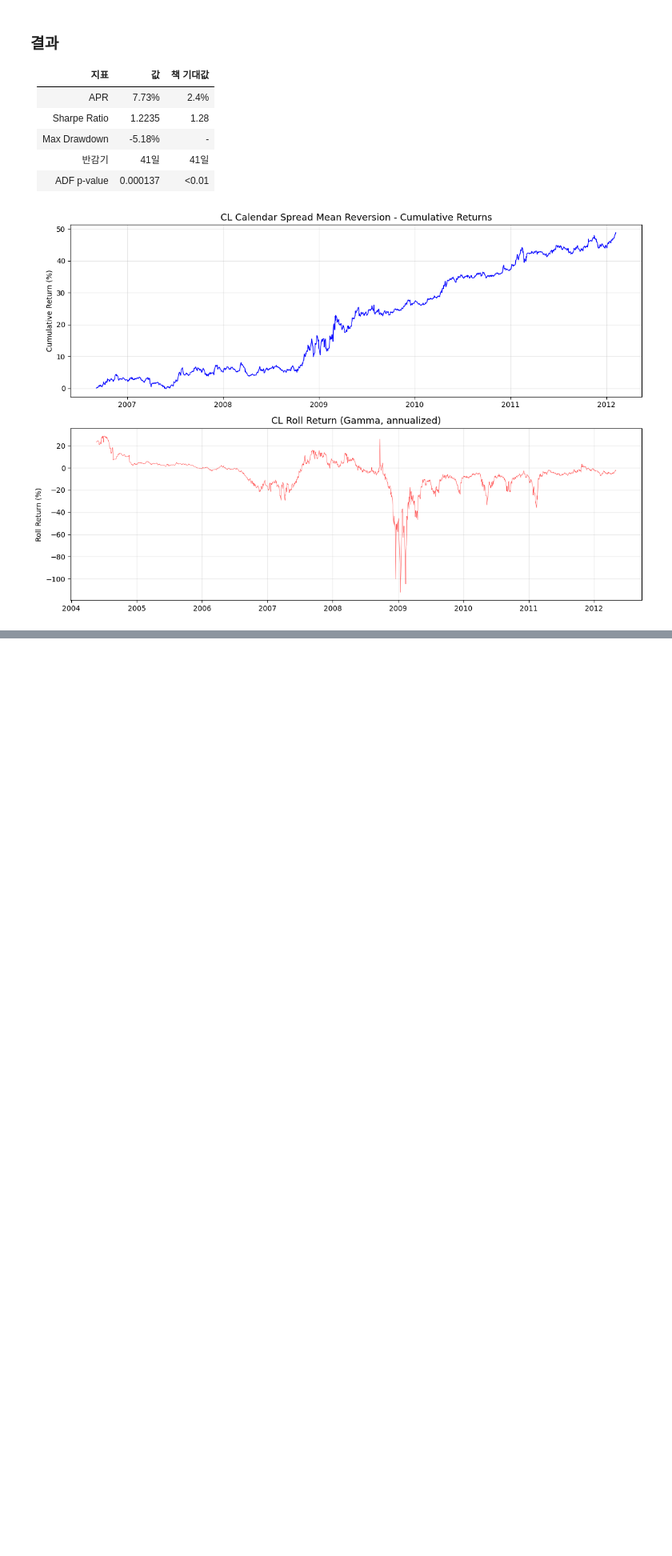
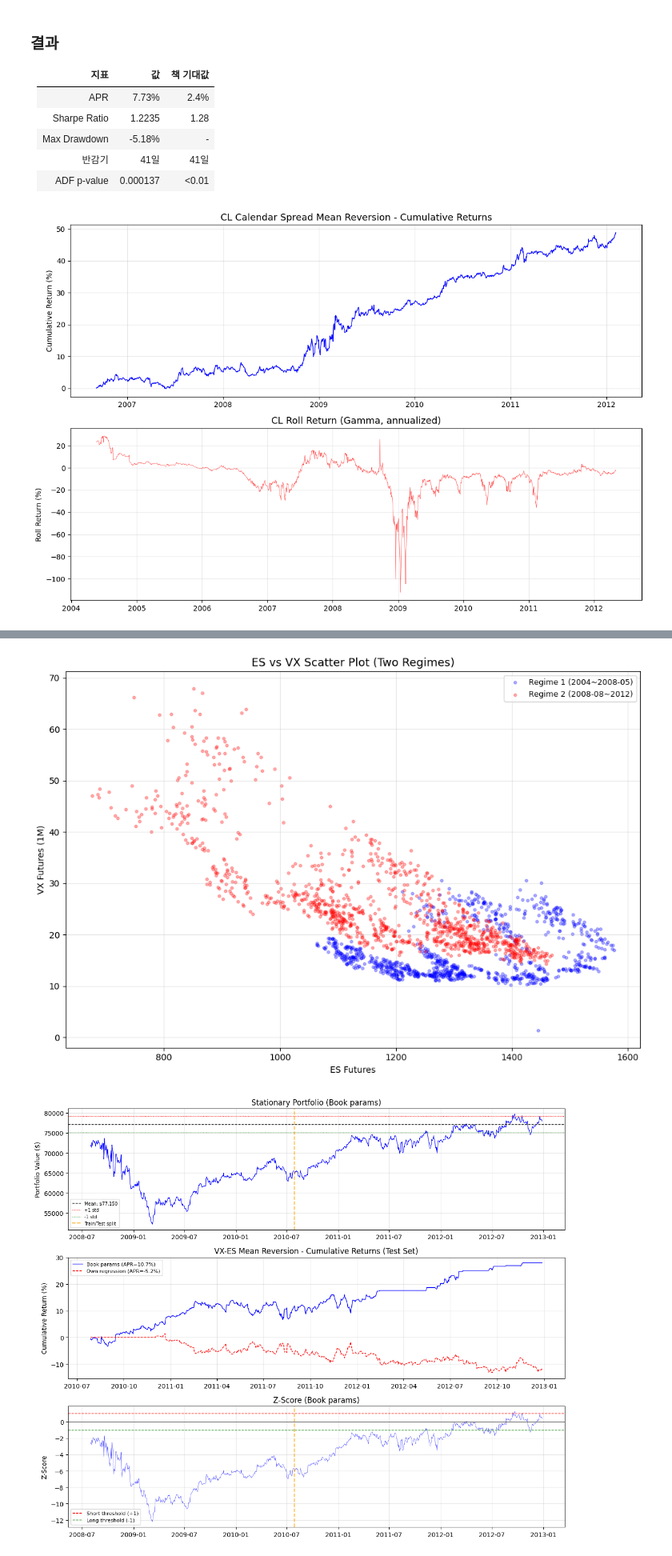
Before and after one commit to restful3/ml4t, a Jupyter notebook: source/Chan E. Algorithmic Trading - Winning Strategies and Their Rationale 2013/chapter_5_mean_reversion_of_currencies_and_futures/src/chapter5_analysis_report.ipynb, the cells around one changed output, grey strips where cells are left out. Shown at 80% size. Drawn from its saved outputs; the diff is of its cells as text; code cells hidden in the pictures; blank space fills up the shorter version.

Commit message:
chapter 5 mean reversion of currencies and futures

```diff
--- a/source/Chan E. Algorithmic Trading - Winning Strategies and Their Rationale 2013/chapter_5_mean_reversion_of_currencies_and_futures/src/chapter5_analysis_report.ipynb
+++ b/source/Chan E. Algorithmic Trading - Winning Strategies and Their Rationale 2013/chapter_5_mean_reversion_of_currencies_and_futures/src/chapter5_analysis_report.ipynb
@@ -574,0 +738,60 @@ plt.show()
+# %%
+# === VX-ES 차트 ===
+import os
+fig_dir = os.path.join('reports', 'figures')
+os.makedirs(fig_dir, exist_ok=True)
+
+# --- 차트 1: 산점도 (레짐 색 구분) ---
+fig, ax = plt.subplots(1, 1, figsize=(10, 7))
+ax.scatter(regime1['ES'], regime1['VX'], alpha=0.3, s=10, c='blue', label='Regime 1 (2004~2008-05)')
+ax.scatter(regime2['ES'], regime2['VX'], alpha=0.3, s=10, c='red', label='Regime 2 (2008-08~2012)')
+ax.set_xlabel('ES Futures')
+ax.set_ylabel('VX Futures (1M)')
+ax.set_title('ES vs VX Scatter Plot (Two Regimes)', fontsize=13)
+ax.legend(fontsize=9)
+ax.grid(True, alpha=0.3)
+plt.tight_layout()
+plt.savefig(os.path.join(fig_dir, 'ch5_vxes_scatter.png'), dpi=150, bbox_inches='tight')
+plt.show()
+
+# --- 차트 2: 전략 결과 (3패널) ---
+fig, axes = plt.subplots(3, 1, figsize=(12, 10))
+
+# 포트폴리오 시장 가치 (책 파라미터)
+axes[0].plot(regime2_port.index, regime2_port.values, 'b-', linewidth=0.8)
+axes[0].axhline(y=port_mean, color='k', linestyle='--', linewidth=1, label=f'Mean: ${port_mean:,}')
+axes[0].axhline(y=port_mean + port_std_val, color='r', linestyle=':', linewidth=1, label='+1 std')
+axes[0].axhline(y=port_mean - port_std_val, color='g', linestyle=':', linewidth=1, label='-1 std')
+axes[0].axvline(x=regime2.index[trainlen_vx], color='orange', linestyle='--', alpha=0.7, label='Train/Test split')
+axes[0].set_title('Stationary Portfolio (Book params)', fontsize=12)
+axes[0].set_ylabel('Portfolio Value ($)')
+axes[0].legend(fontsize=7)
+axes[0].grid(True, alpha=0.3)
+
+# 누적 수익률 비교
+axes[1].plot(cumret_book.index, cumret_book.values * 100, 'b-', linewidth=1,
+             label=f'Book params (APR={apr_book*100:.1f}%)')
+axes[1].plot(cumret_own.index, cumret_own.values * 100, 'r--', linewidth=1,
+             label=f'Own regression (APR={apr_own*100:.1f}%)')
+axes[1].set_title('VX-ES Mean Reversion - Cumulative Returns (Test Set)', fontsize=12)
+axes[1].set_ylabel('Cumulative Return (%)')
+axes[1].legend(fontsize=8)
+axes[1].grid(True, alpha=0.3)
+
+# z-score (책 파라미터)
+axes[2].plot(zScore_vx.index, zScore_vx.values, 'b-', linewidth=0.5, alpha=0.7)
+axes[2].axhline(y=1, color='r', linestyle='--', linewidth=1, label='Short threshold (+1)')
+axes[2].axhline(y=-1, color='g', linestyle='--', linewidth=1, label='Long threshold (-1)')
+axes[2].axhline(y=0, color='k', linestyle='-', linewidth=0.5)
+axes[2].axvline(x=regime2.index[trainlen_vx], color='orange', linestyle='--', alpha=0.7)
+axes[2].set_title('Z-Score (Book params)', fontsize=12)
+axes[2].set_ylabel('Z-Score')
+axes[2].legend(fontsize=8)
+axes[2].grid(True, alpha=0.3)
+
+plt.tight_layout()
+plt.savefig(os.path.join(fig_dir, 'ch5_vxes_strategy.png'), dpi=150, bbox_inches='tight')
+plt.show()
+# %% [output]
+[figure, added]
+[figure, added]
```
Also changed, not shown: parts of 8 cells of this notebook, 10 other files.
